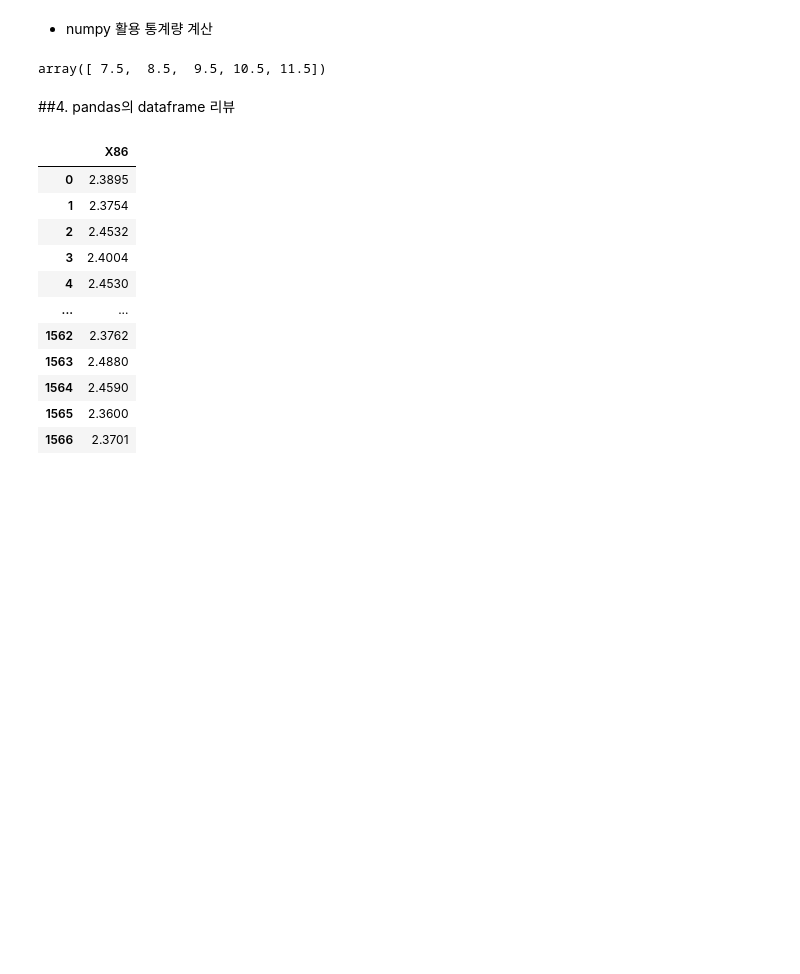
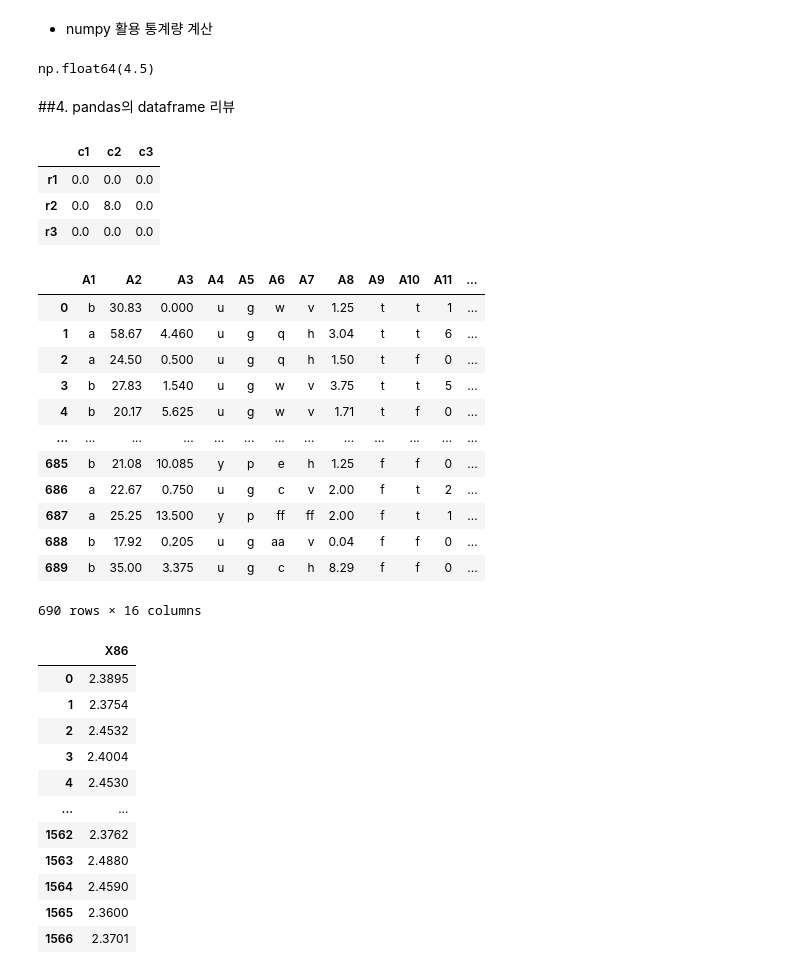
Before and after one commit to beom2pm/-smu_scp, a Jupyter notebook: 1/HH_2025_01.ipynb, the cells around one changed output. Saved outputs shown, nothing was run; the diff lists cells and outputs as text; code cells hidden in the pictures; blank space fills up the shorter version.

```diff
--- a/1/HH_2025_01.ipynb
+++ b/1/HH_2025_01.ipynb
@@ -332,11 +332,11 @@ arr[arr > 5] = 0
 x = np.arange(10.0)	#0~9까지 10개 숫자를 갖는 자료구조 생성
 x.mean()
 
-np.mean(x)
-x= np.reshape(np.arange(20.0),(4,5))
-np.mean(x,0)
+# np.mean(x)
+# x= np.reshape(np.arange(20.0),(4,5))
+# np.mean(x,0)
 # %% [output]
-array([ 7.5,  8.5,  9.5, 10.5, 11.5])
+np.float64(4.5)
 # %% [markdown]
 ##4. pandas의 dataframe 리뷰
 # %%
@@ -358,3 +358,39 @@ df1.columns=["c3", "c2"]
+# %%
+# print(df1)
+# print(df2)
+df3=df1+df2
+df3.isna()  #NA: NOT AVAILABLE , NaN: NOT A NUMBER
+df3.isna().mean() #컬럼별 true의 개수
+#d2의 컬럼별 결측
+d2.isna().mean()
+
+df3.fillna(0, inplace=True) #inplace = true 원본에 반영
+df3.dropna(subset=["c2"]) #결측이 있으면 날림
+# %% [output]
+|  | c1 | c2 | c3 |
+| r1 | 0.0 | 0.0 | 0.0 |
+| r2 | 0.0 | 8.0 | 0.0 |
+| r3 | 0.0 | 0.0 | 0.0 |
+# %%
+import pandas as pd
+credit = pd.read_csv("https://raw.githubusercontent.com/ws-l/hh2025/main/data/creditApprovalUCI.csv")
+credit.isna().mean()
+credit.fillna(0, inplace=True)
+credit.dropna()
+# %% [output]
+|  | A1 | A2 | A3 | A4 | A5 | A6 | A7 | A8 | A9 | A10 | A11 | ... |
+| 0 | b | 30.83 | 0.000 | u | g | w | v | 1.25 | t | t | 1 | ... |
+| 1 | a | 58.67 | 4.460 | u | g | q | h | 3.04 | t | t | 6 | ... |
+| 2 | a | 24.50 | 0.500 | u | g | q | h | 1.50 | t | f | 0 | ... |
+| 3 | b | 27.83 | 1.540 | u | g | w | v | 3.75 | t | t | 5 | ... |
+| 4 | b | 20.17 | 5.625 | u | g | w | v | 1.71 | t | f | 0 | ... |
+| ... | ... | ... | ... | ... | ... | ... | ... | ... | ... | ... | ... | ... |
+| 685 | b | 21.08 | 10.085 | y | p | e | h | 1.25 | f | f | 0 | ... |
+| 686 | a | 22.67 | 0.750 | u | g | c | v | 2.00 | f | t | 2 | ... |
+| 687 | a | 25.25 | 13.500 | y | p | ff | ff | 2.00 | f | t | 1 | ... |
+| 688 | b | 17.92 | 0.205 | u | g | aa | v | 0.04 | f | f | 0 | ... |
+| 689 | b | 35.00 | 3.375 | u | g | c | h | 8.29 | f | f | 0 | ... |
+690 rows × 16 columns
 # %%
 #data.csv를 이용해서 data라는 데이터프레임 생성
 import pandas as pd
```
Also changed, not shown: parts of 23 cells of this notebook.
